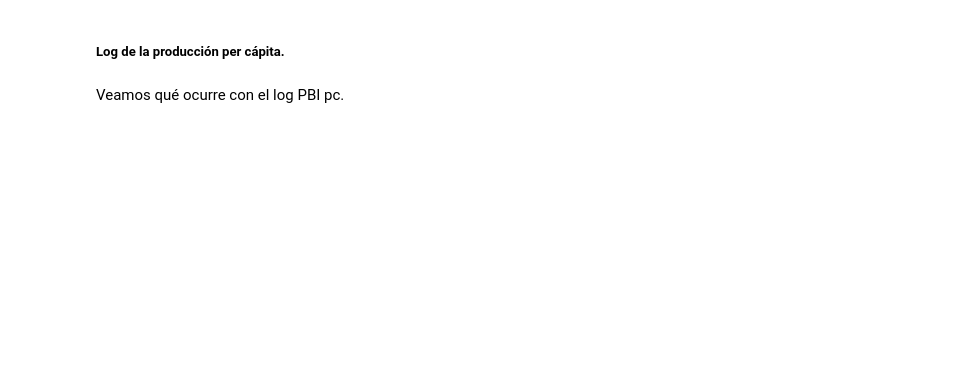
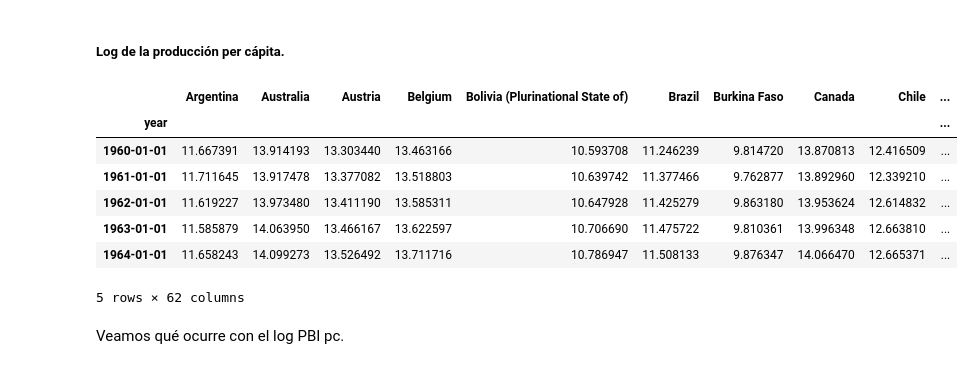
Before and after one commit to JasonCruz18/up_macroeconomic_3, a Jupyter notebook: Python/pd_1/economic_growth_he.ipynb, the cells around one changed output. Drawn from its saved outputs; the diff is of its cells as text; code cells hidden in the pictures; blank space fills up the shorter version.

```diff
--- a/Python/pd_1/economic_growth_he.ipynb
+++ b/Python/pd_1/economic_growth_he.ipynb
@@ -573,8 +584,17 @@ with plt.style.context('classic'):
 # %% [markdown]
 ##### Log de la producción per cápita.
 # %%
-df_log_gdp_pc = pd.read_csv(f"{out_dir_1}/{'log_gdp_pc.csv'}", index_col='year', parse_dates = True)
+df_log_gdp_pc = pd.read_csv(f"{tables_folder}/{'log_gdp_pc.csv'}", index_col='year', parse_dates = True)
 df_log_gdp_pc.head(5)
+# %% [output]
+|  | Argentina | Australia | Austria | Belgium | Bolivia (Plurinational State of) | Brazil | Burkina Faso | Canada | Chile | ... |
+| year |  |  |  |  |  |  |  |  |  | ... |
+| 1960-01-01 | 11.667391 | 13.914193 | 13.303440 | 13.463166 | 10.593708 | 11.246239 | 9.814720 | 13.870813 | 12.416509 | ... |
+| 1961-01-01 | 11.711645 | 13.917478 | 13.377082 | 13.518803 | 10.639742 | 11.377466 | 9.762877 | 13.892960 | 12.339210 | ... |
+| 1962-01-01 | 11.619227 | 13.973480 | 13.411190 | 13.585311 | 10.647928 | 11.425279 | 9.863180 | 13.953624 | 12.614832 | ... |
+| 1963-01-01 | 11.585879 | 14.063950 | 13.466167 | 13.622597 | 10.706690 | 11.475722 | 9.810361 | 13.996348 | 12.663810 | ... |
+| 1964-01-01 | 11.658243 | 14.099273 | 13.526492 | 13.711716 | 10.786947 | 11.508133 | 9.876347 | 14.066470 | 12.665371 | ... |
+5 rows × 62 columns
 # %% [markdown]
 <div style="font-family: Times New Roman; text-align: left; color:dark"> Veamos qué ocurre con el log PBI pc. <div/>
 # %%
```
Also changed, not shown: parts of 109 cells of this notebook, 14 other files.
